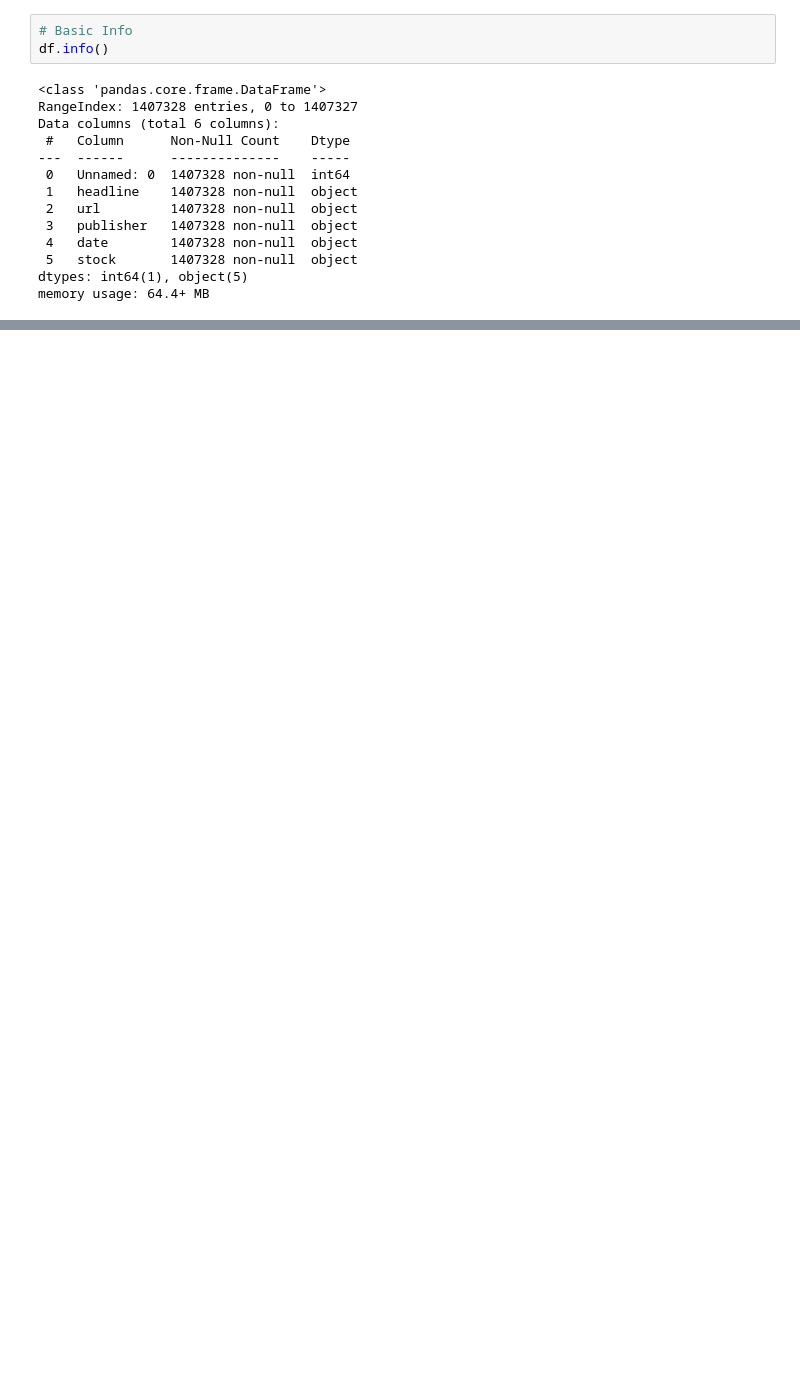
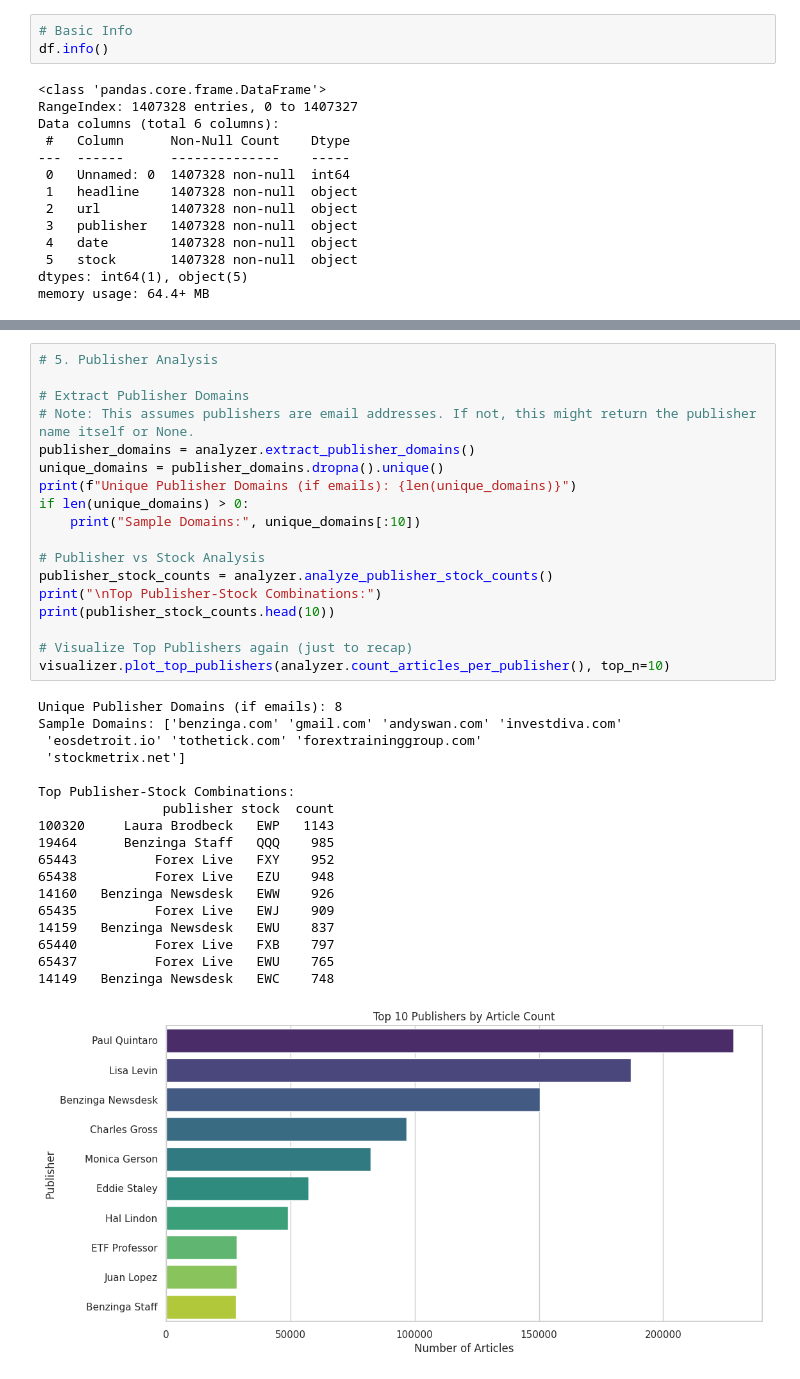
Before and after one commit to estif0/news-sentiment-price-prediction, a Jupyter notebook: notebooks/01_eda_news.ipynb, the cells around one changed output, grey strips where cells are left out. Cells and saved outputs as stored; diff of their text form; blank space fills up the shorter version.

```diff
--- a/notebooks/01_eda_news.ipynb
+++ b/notebooks/01_eda_news.ipynb
@@ -55,0 +119,37 @@ memory usage: 64.4+ MB
+# %%
+# 5. Publisher Analysis
+
+# Extract Publisher Domains
+# Note: This assumes publishers are email addresses. If not, this might return the publisher name itself or None.
+publisher_domains = analyzer.extract_publisher_domains()
+unique_domains = publisher_domains.dropna().unique()
+print(f"Unique Publisher Domains (if emails): {len(unique_domains)}")
+if len(unique_domains) > 0:
+    print("Sample Domains:", unique_domains[:10])
+
+# Publisher vs Stock Analysis
+publisher_stock_counts = analyzer.analyze_publisher_stock_counts()
+print("\nTop Publisher-Stock Combinations:")
+print(publisher_stock_counts.head(10))
+
+# Visualize Top Publishers again (just to recap)
+visualizer.plot_top_publishers(analyzer.count_articles_per_publisher(), top_n=10)
+# %% [output]
+Unique Publisher Domains (if emails): 8
+Sample Domains: ['benzinga.com' 'gmail.com' 'andyswan.com' 'investdiva.com'
+ 'eosdetroit.io' 'tothetick.com' 'forextraininggroup.com'
+ 'stockmetrix.net']
+
+Top Publisher-Stock Combinations:
+                publisher stock  count
+100320     Laura Brodbeck   EWP   1143
+19464      Benzinga Staff   QQQ    985
+65443          Forex Live   FXY    952
+65438          Forex Live   EZU    948
+14160   Benzinga Newsdesk   EWW    926
+65435          Forex Live   EWJ    909
+14159   Benzinga Newsdesk   EWU    837
+65440          Forex Live   FXB    797
+65437          Forex Live   EWU    765
+14149   Benzinga Newsdesk   EWC    748
+[figure, added]
```
Also changed, not shown: parts of 4 cells of this notebook, 3 other files.
